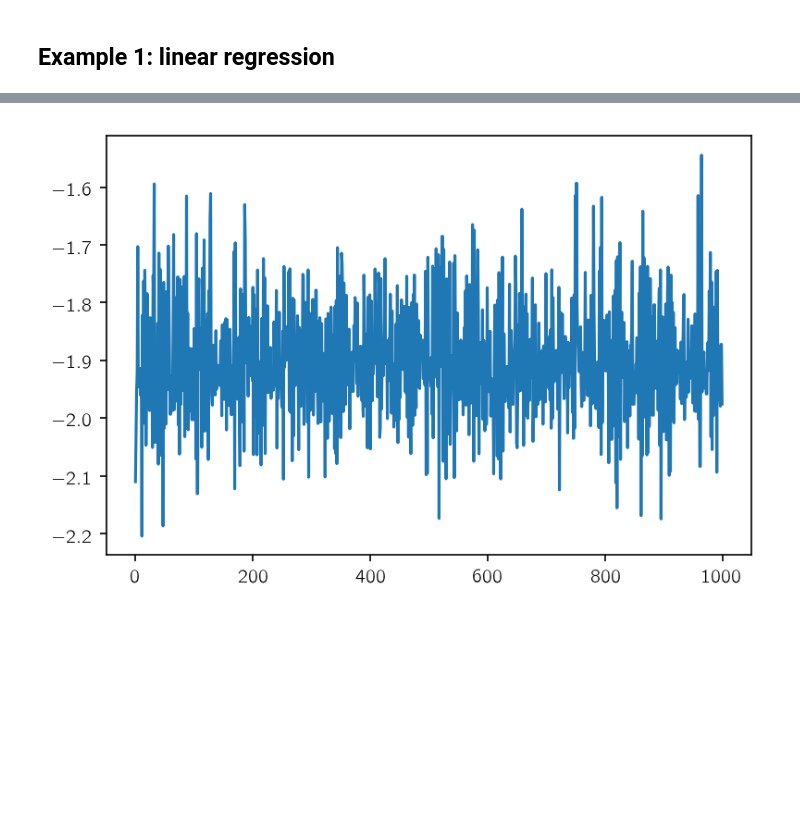
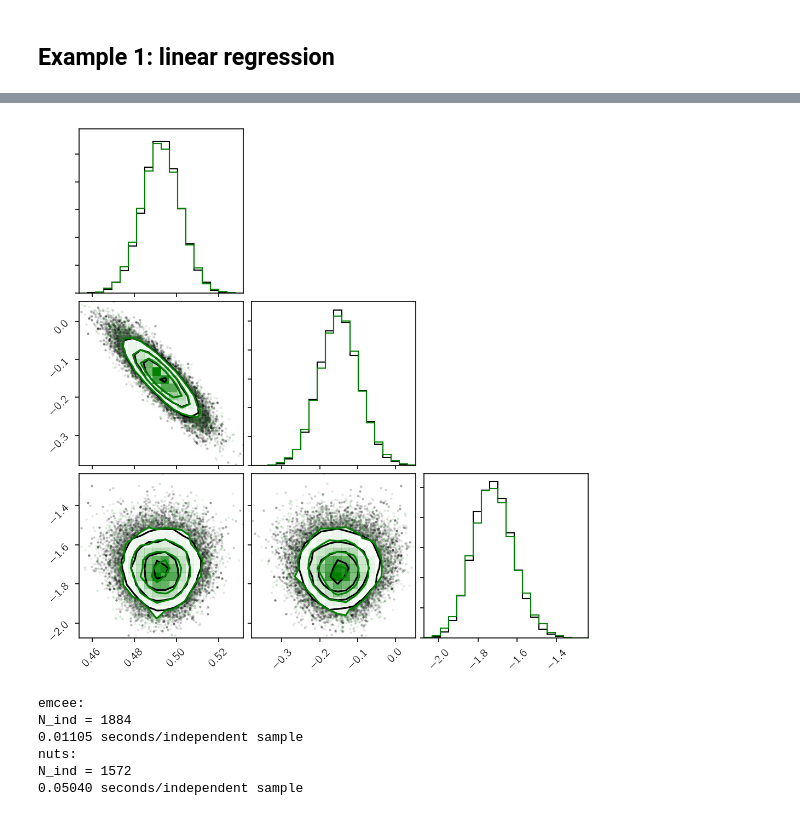
Before and after one commit to dfm/tf-tutorial, a Jupyter notebook: examples.ipynb, the cells around one changed output, grey strips where cells are left out. Drawn from its saved outputs; the diff is of its cells as text; code cells hidden in the pictures; blank space fills up the shorter version.

```diff
--- a/examples.ipynb
+++ b/examples.ipynb
@@ -140,4 +148,21 @@ corner.corner(results2[0]);
-# %%
-plt.plot(results2[0][:, 2]);
-# %% [output]
-[figure, removed]
+# %%
+samples = sampler.flatchain
+# %%
+ranges = [(s.min(), s.max()) for s in samples.T]
+fig = corner.corner(samples, range=ranges);
+corner.corner(results[0], range=ranges, fig=fig, color="g", weights=len(samples) * np.ones(len(results[0])) / len(results[0]));
+# %% [output]
+[figure, added]
+# %%
+n_ind_emcee = len(samples) / np.max(sampler.get_autocorr_time())
+n_ind_nuts = len(results[0]) / np.max([emcee.autocorr.integrated_time(results[0][:, i])[0] for i in range(3)])
+
+print("emcee: \nN_ind = {0:.0f}\n{1:.5f} seconds/independent sample".format(n_ind_emcee, emcee_time / n_ind_emcee))
+print("nuts:  \nN_ind = {0:.0f}\n{1:.5f} seconds/independent sample".format(n_ind_nuts, nuts_time / n_ind_nuts))
+# %% [output]
+emcee:
+N_ind = 1884
+0.01105 seconds/independent sample
+nuts:
+N_ind = 1572
+0.05040 seconds/independent sample
```
Also changed, not shown: parts of 22 cells of this notebook.
